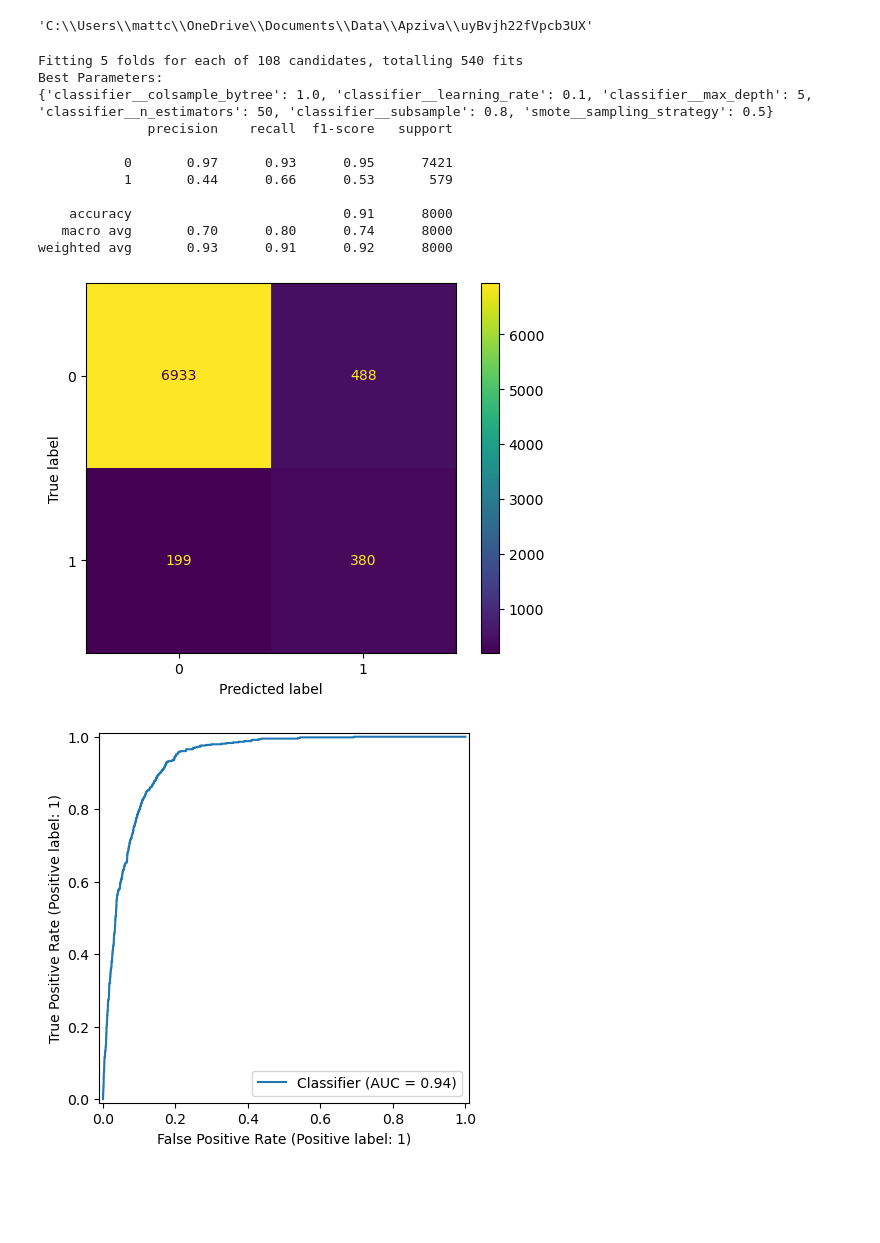
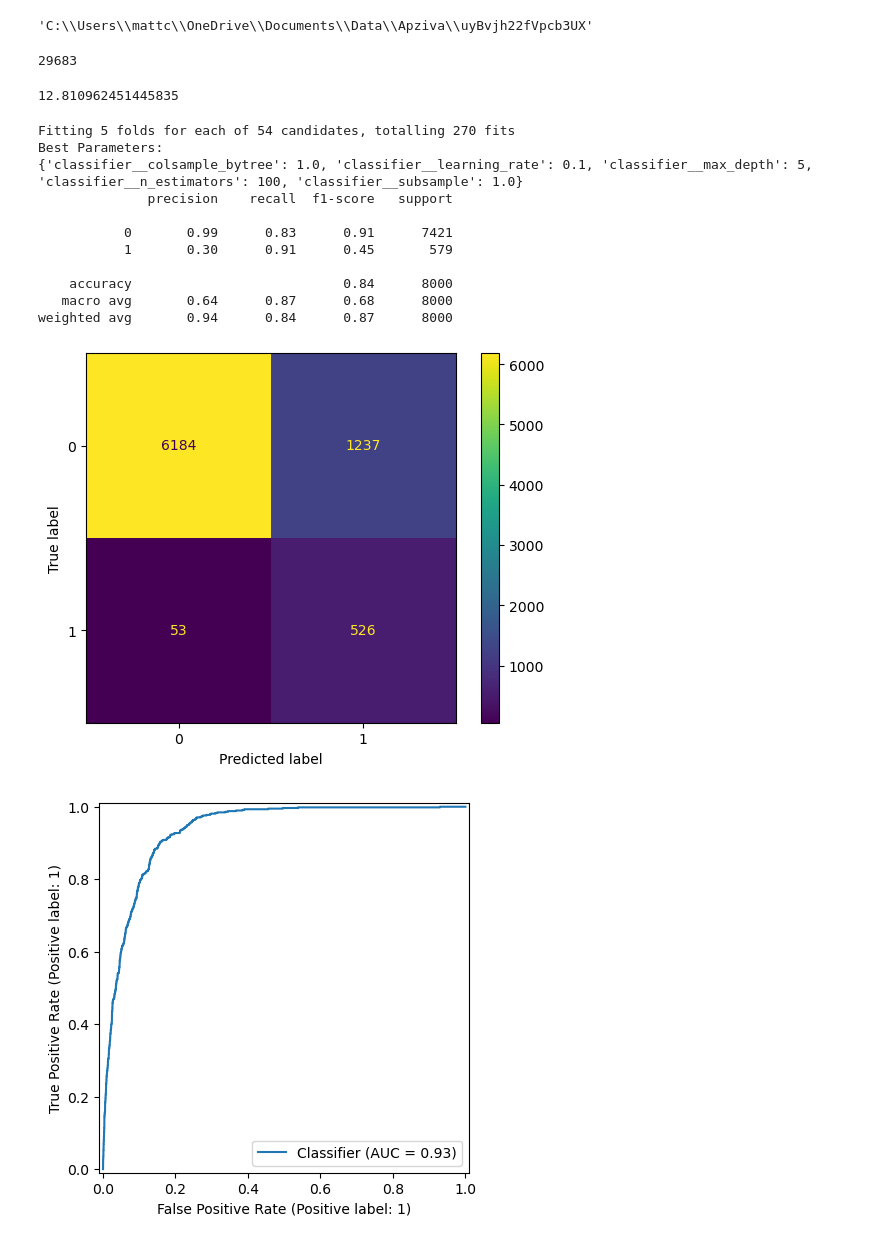
Before and after one commit to mattclark186/uyBvjh22fVpcb3UX, a Jupyter notebook: notebooks/modeling/xgboost_classifier.ipynb, the cells around one changed output. Cells and saved outputs as stored; diff of their text form; code cells hidden in the pictures; blank space fills up the shorter version.

```diff
--- a/notebooks/modeling/xgboost_classifier.ipynb
+++ b/notebooks/modeling/xgboost_classifier.ipynb
@@ -51,0 +54,4 @@ np.random.seed(random_state)
+# %%
+sum(y_train==0)
+# %% [output]
+29683
@@ -52,9 +60,13 @@ np.random.seed(random_state)
+# %%
+class_weight
+# %% [output]
+12.810962451445835
 # %%
 # import the data
 data = pd.read_csv("data/processed/processed_data.csv")
 
 # split the data into x and y
-x = data[['age_group', 'job', 'marital', 'education', 'default', 'balance', 'housing', 'loan', 'contact', 'day_group', 'campaign', 'duration', 'quarter']]
+x = data.select_dtypes(include='object')
 y = data['target']
 
 # split the data into train and test sets
@@ -71,18 +83,20 @@ preprocessor = ColumnTransformer(
         ('num', StandardScaler(), num_features)
     ])
 
+class_weight = (sum(y_train == 0) / sum(y_train == 1))
+
 # modelling pipeline
 xgb_pipe = Pipeline(
     steps=[
         ('preprocess', preprocessor),
-        ('smote', SMOTE(random_state=random_state)),
-        ('classifier', XGBClassifier(random_state=random_state))
+        #('smote', SMOTE(random_state=random_state)),
+        ('classifier', XGBClassifier(random_state=random_state, scale_pos_weight=class_weight))
     ])
 
 # hyperparameter options to try
 param_grid = {
-    'smote__sampling_strategy': [0.2, 0.5],
-    'classifier__n_estimators': [50],
+    #'smote__sampling_strategy': [0.2, 0.5],
+    'classifier__n_estimators': [100],
     'classifier__max_depth': [2, 5, 10],
     'classifier__colsample_bytree': [0.6, 0.8, 1.0],
     'classifier__subsample': [0.6, 0.8, 1.0],
@@ -94,49 +108,49 @@ grid = GridSearchCV(
     xgb_pipe,
     param_grid,
     cv=5,
-    scoring='f1',
+    scoring='recall',
     n_jobs=2,
     verbose=1
 )
 
 # fitting grid to data, finding the best model
 grid.fit(x_train, y_train)
 best_model = grid.best_estimator_
 best_params = grid.best_params_
 
 # making predictions using the best model
 y_pred = best_model.predict(x_test)
 y_proba = best_model.predict_proba(x_test)[:, 1]
 
 # print the best parameters
 print('Best Parameters:')
 print(best_params)
 
 # show classification report containing detailed metrics
 print(classification_report(y_test, y_pred))
 
 # show confusion matrix of predicted data vs actual
 cm = confusion_matrix(y_test, y_pred)
 ConfusionMatrixDisplay.from_predictions(y_test, y_pred)
 plt.show()
 
 # display ROC curve
 RocCurveDisplay.from_predictions(y_test, y_proba)
 plt.show()
 # %% [output]
-Fitting 5 folds for each of 108 candidates, totalling 540 fits
+Fitting 5 folds for each of 54 candidates, totalling 270 fits
 Best Parameters:
-{'classifier__colsample_bytree': 1.0, 'classifier__learning_rate': 0.1, 'classifier__max_depth': 5, 'classifier__n_estimators': 50, 'classifier__subsample': 0.8, 'smote__sampling_strategy': 0.5}
+{'classifier__colsample_bytree': 1.0, 'classifier__learning_rate': 0.1, 'classifier__max_depth': 5, 'classifier__n_estimators': 100, 'classifier__subsample': 1.0}
               precision    recall  f1-score   support
 
-           0       0.97      0.93      0.95      7421
-           1       0.44      0.66      0.53       579
+           0       0.99      0.83      0.91      7421
+           1       0.30      0.91      0.45       579
 
-    accuracy                           0.91      8000
-   macro avg       0.70      0.80      0.74      8000
-weighted avg       0.93      0.91      0.92      8000
+    accuracy                           0.84      8000
+   macro avg       0.64      0.87      0.68      8000
+weighted avg       0.94      0.84      0.87      8000
-[figure, old version]
+[figure, new version]
-[figure, old version]
+[figure, new version]
 # %%
 from sklearn.inspection import permutation_importance
 
```
Also changed, not shown: parts of 5 cells of this notebook.
